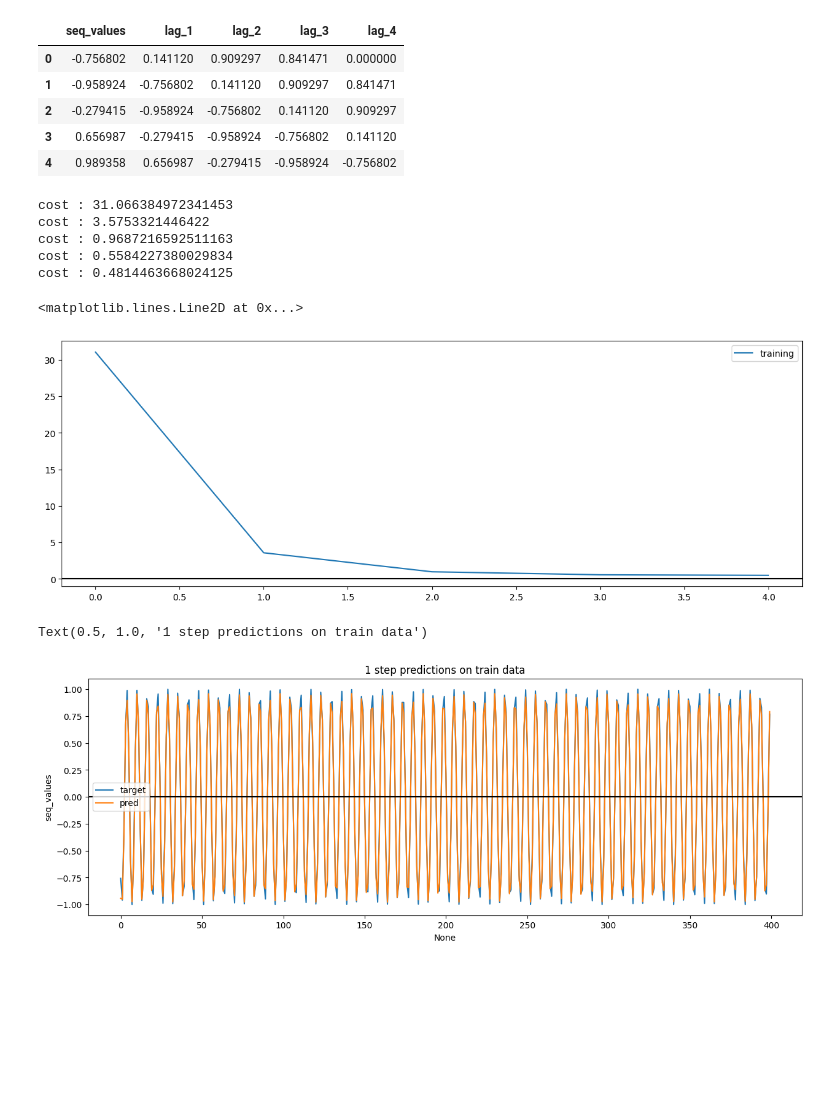
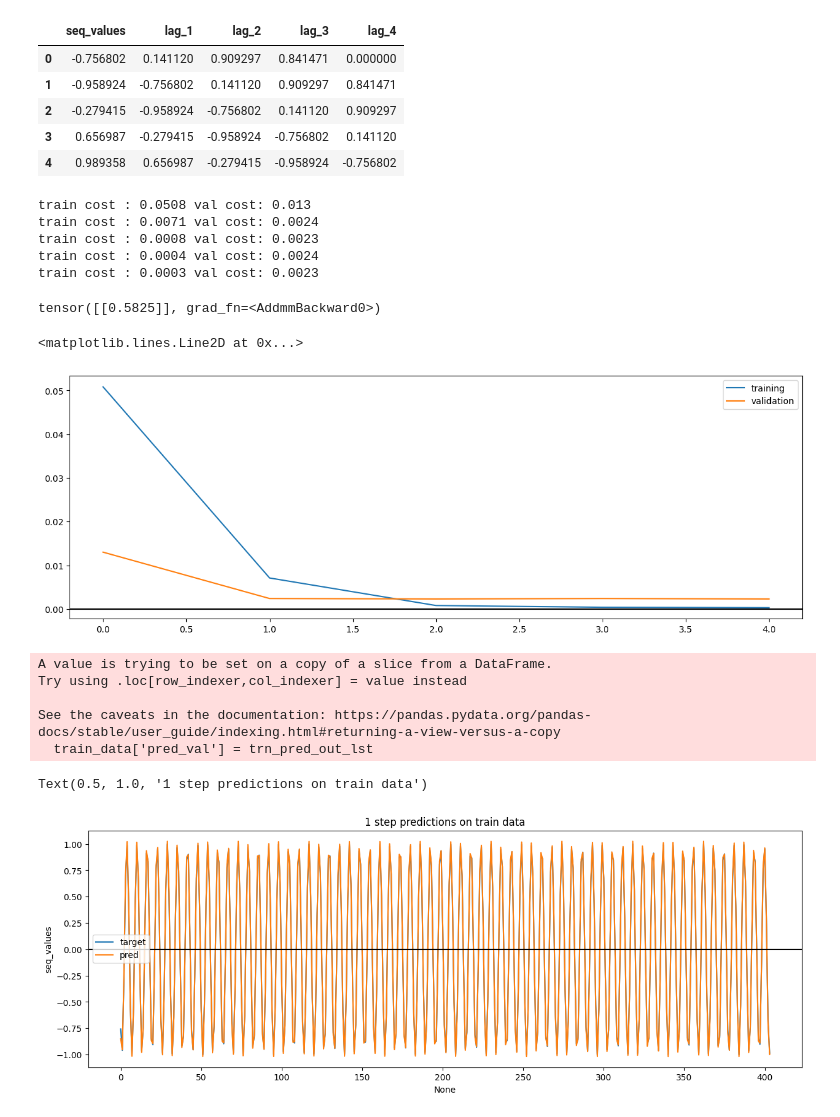
Before and after one commit to SanjayaElvitigala/hands_on_experiments_repo, a Jupyter notebook: blog/echo_state_net/try_1.ipynb, the cells around one changed output. Saved outputs shown, nothing was run; the diff lists cells and outputs as text; code cells hidden in the pictures; blank space fills up the shorter version.

```diff
--- a/blog/echo_state_net/try_1.ipynb
+++ b/blog/echo_state_net/try_1.ipynb
@@ -12,13 +16,14 @@ row_count = 500
 val_count = 100
 test_count =100
 N_LAGS =4
+N_STEPS = 1
 
 SPLIT_RATIOS = [0.80,0.10,0.10]
 TRAIN_ROW_CNT = int(row_count*SPLIT_RATIOS[0])
 VAL_ROW_CNT = int(row_count*SPLIT_RATIOS[1])
 TEST_ROW_CNT = int(row_count*SPLIT_RATIOS[2])
 
-val_st, val_end = TRAIN_ROW_CNT, N_LAGS+TRAIN_ROW_CNT+VAL_ROW_CNT
+val_st, val_end = TRAIN_ROW_CNT+N_LAGS, TRAIN_ROW_CNT+VAL_ROW_CNT
 
 data=pd.DataFrame({'seq_values':np.sin(list(range(row_count))) })
 
@@ -26,9 +31,14 @@ for lag in range(1,N_LAGS+1):
     data[f'lag_{lag}'] = data['seq_values'].shift(lag)
 data = data.dropna().reset_index(drop=True)
 
-FEAT_COLS = [f'lag_{lag}' for lag in range(1,N_LAGS+1)]
+FEAT_COLS = [f'lag_{lag}' for lag in range(N_STEPS,N_LAGS+1)]
 TGT_COLS = ['seq_values']
 
+
+train_data = data.iloc[:val_st]
+val_data = data.iloc[val_st:val_end]
+test_data =  data.iloc[val_end:]
+
 data.head()
 # %% [output]
 |  | seq_values | lag_1 | lag_2 | lag_3 | lag_4 |
@@ -80,12 +90,15 @@ model = EchoStateNetwork(reserv_size=RESERVOIR_SIZE, input_seq_len=N_LAGS, out_l
 optimizer = torch.optim.Adam(model.parameters(), lr = 0.01)
 
 training_cost = []
-prev_resev_state = torch.zeros(RESERVOIR_SIZE,1)
+validation_cost = []
+
 for epoch in range(5):
+    prev_resev_state = torch.zeros(RESERVOIR_SIZE,1)
     epoch_cost =0
+    val_epoch_cost=0
+
     for row_num in range(TRAIN_ROW_CNT):
-
-        row_data = data.iloc[row_num]
+        row_data = train_data.iloc[row_num]
         input_data = torch.tensor(row_data[FEAT_COLS].to_list()).unsqueeze(1)
         tgt_data = torch.tensor(row_data[TGT_COLS].to_list()).unsqueeze(1)
         pred_out, prev_resev_state = model(input_data=input_data, prev_res_state=prev_resev_state)
@@ -96,27 +109,44 @@ for epoch in range(5):
             optimizer.zero_grad()
             cost.backward()
             optimizer.step()
+        epoch_cost+=float(cost.detach())
 
-        epoch_cost+=float(cost.detach())
-    print('cost :',epoch_cost)
+    val_prev_resev_state = torch.zeros(RESERVOIR_SIZE,1)
+    for row_num in range((val_end-val_st)):
+        val_row_data = val_data.iloc[row_num]
+        val_input = torch.tensor(val_row_data[FEAT_COLS].to_list()).unsqueeze(1)
+        val_tgt_data = torch.tensor(val_row_data[TGT_COLS].to_list()).unsqueeze(1)
+        val_pred_out, val_prev_resev_state = model(input_data=val_input, prev_res_state=val_prev_resev_state)
+        prev_resev_state = prev_resev_state.detach()
+        val_cost = nn.functional.huber_loss(val_pred_out,val_tgt_data)
+        val_epoch_cost+=float(val_cost.detach())
+
+    epoch_cost = np.round(epoch_cost/TRAIN_ROW_CNT,4)
+    val_epoch_cost = np.round(val_epoch_cost/(val_end-val_st),4)
+
+    print('train cost :',epoch_cost, 'val cost:', val_epoch_cost)
 
     training_cost.append(epoch_cost)
+    validation_cost.append(val_epoch_cost)
 # %% [output]
-cost : 31.066384972341453
-cost : 3.5753321446422
-cost : 0.9687216592511163
-cost : 0.5584227380029834
-cost : 0.4814463668024125
+train cost : 0.0508 val cost: 0.013
+train cost : 0.0071 val cost: 0.0024
+train cost : 0.0008 val cost: 0.0023
+train cost : 0.0004 val cost: 0.0024
+train cost : 0.0003 val cost: 0.0023
+# %%
+val_pred_out
+# %% [output]
+tensor([[0.5825]], grad_fn=<AddmmBackward0>)
 # %%
 plt.figure(figsize=(15,5))
 sns.lineplot(x=list(range(len(training_cost))) ,y=training_cost, label='training')
+sns.lineplot(x=list(range(len(validation_cost))) ,y=validation_cost, label='validation')
 plt.axhline(0, color='black')
 # %% [output]
 <matplotlib.lines.Line2D at 0x...>
-[figure, old version]
+[figure, new version]
 # %%
-train_data = data.iloc[:val_st].reset_index(drop=True)
-
 trn_pred_out_lst = []
 
 prev_resev_state = torch.zeros(RESERVOIR_SIZE,1)
@@ -138,6 +168,11 @@ sns.lineplot(data=train_data,x=train_data.index, y='pred_val', label='pred')
 plt.axhline(0, color='black')
 plt.title('1 step predictions on train data')
 # %% [output]
-Text(0.5, 1.0, '1 step predictions on train data')
+A value is trying to be set on a copy of a slice from a DataFrame.
+Try using .loc[row_indexer,col_indexer] = value instead
+
+See the caveats in the documentation: https://pandas.pydata.org/pandas-docs/stable/user_guide/indexing.html#returning-a-view-versus-a-copy
+  train_data['pred_val'] = trn_pred_out_lst
+Text(0.5, 1.0, '1 step predictions on train data')
-[figure, old version]
+[figure, new version]
 # %%
```
Also changed, not shown: parts of 4 cells of this notebook.
